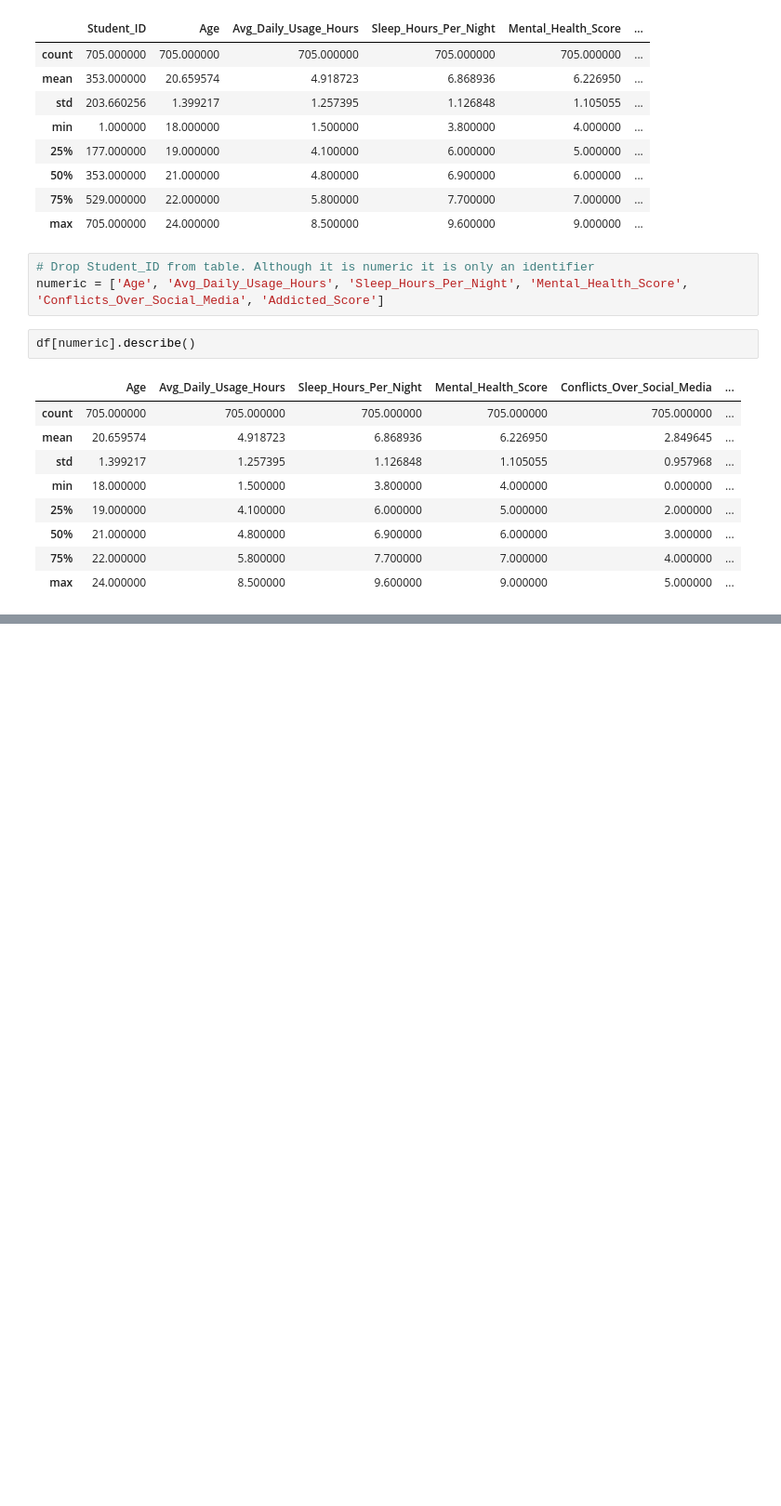
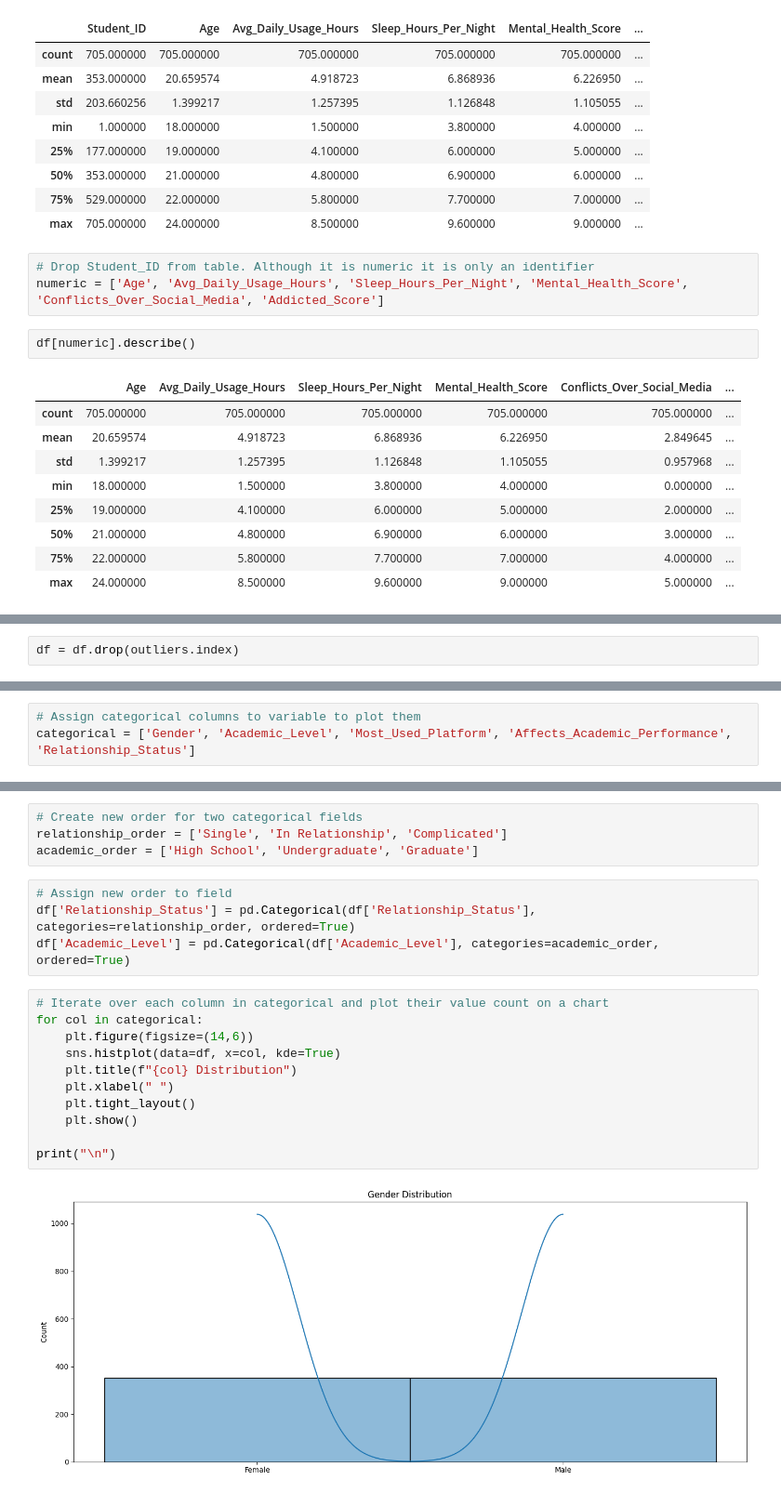
Before and after one commit to StavSteven/social_media_addiction, a Jupyter notebook: jupyter_notebooks/1_data_cleaning_student_social_media_addiction.ipynb, the cells around one changed output, grey strips where cells are left out. Shown at 93% size. Drawn from its saved outputs; the diff is of its cells as text; blank space fills up the shorter version.

```diff
--- a/jupyter_notebooks/1_data_cleaning_student_social_media_addiction.ipynb
+++ b/jupyter_notebooks/1_data_cleaning_student_social_media_addiction.ipynb
@@ -116,0 +202,2 @@ df[numeric].describe()
+# %%
+df = df.drop(outliers.index)
@@ -116,0 +211,3 @@ df[numeric].describe()
+# %%
+# Assign categorical columns to variable to plot them
+categorical = ['Gender', 'Academic_Level', 'Most_Used_Platform', 'Affects_Academic_Performance', 'Relationship_Status']
@@ -116,0 +266,21 @@ df[numeric].describe()
+# %%
+# Create new order for two categorical fields
+relationship_order = ['Single', 'In Relationship', 'Complicated']
+academic_order = ['High School', 'Undergraduate', 'Graduate']
+# %%
+# Assign new order to field
+df['Relationship_Status'] = pd.Categorical(df['Relationship_Status'], categories=relationship_order, ordered=True)
+df['Academic_Level'] = pd.Categorical(df['Academic_Level'], categories=academic_order, ordered=True)
+# %%
+# Iterate over each column in categorical and plot their value count on a chart
+for col in categorical:
+    plt.figure(figsize=(14,6))
+    sns.histplot(data=df, x=col, kde=True)
+    plt.title(f"{col} Distribution")
+    plt.xlabel(" ")
+    plt.tight_layout()
+    plt.show()
+
+print("\n")
+# %% [output]
+[figure, added]
```
Also changed, not shown: parts of 18 cells of this notebook.
